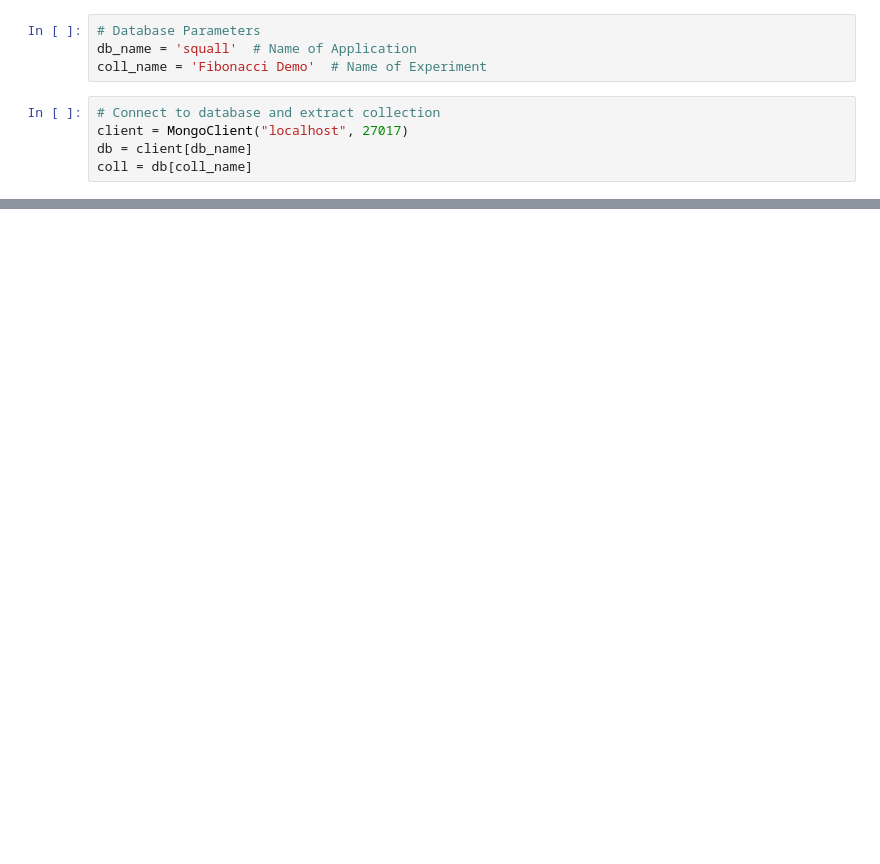
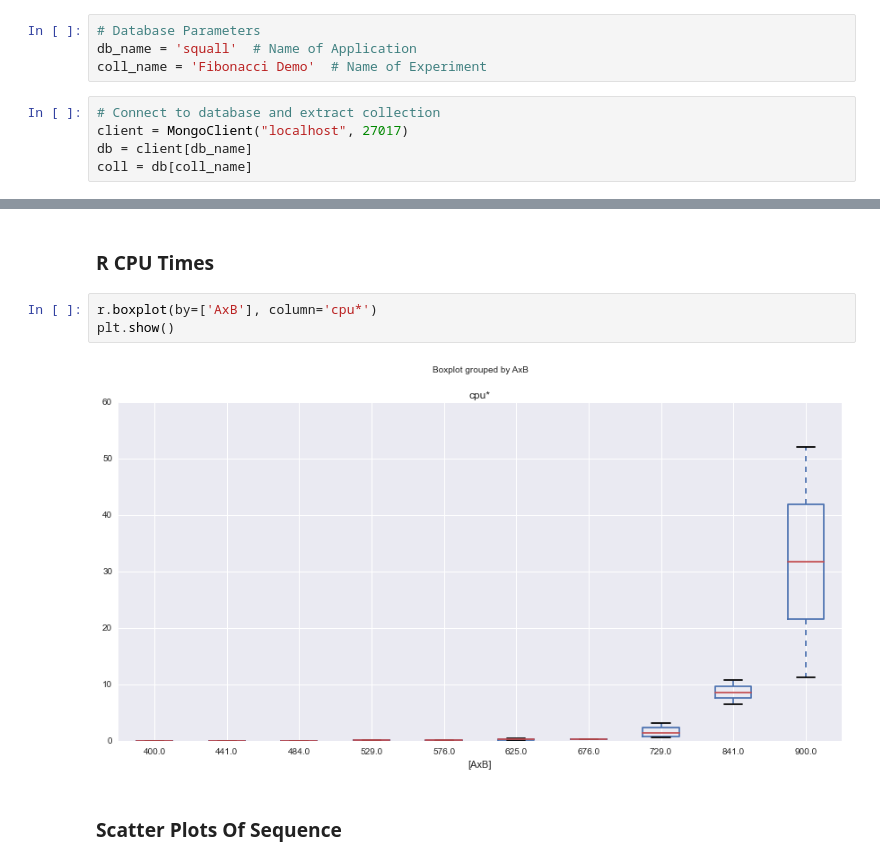
Before and after one commit to ikinsella/squall, a Jupyter notebook: Examples/Analysis/FibAnalysis.ipynb, the cells around one changed output, grey strips where cells are left out. Cells and saved outputs as stored; diff of their text form; blank space fills up the shorter version.

```diff
--- a/Examples/Analysis/FibAnalysis.ipynb
+++ b/Examples/Analysis/FibAnalysis.ipynb
@@ -55 +211,10 @@ plt.show()
+# %% [markdown]
+### R CPU Times
+# %%
+r.boxplot(by=['AxB'], column='cpu*')
+plt.show()
+# %% [output]
+[figure, added]
+# %% [markdown]
+### Scatter Plots Of Sequence
 # %%
```
Also changed, not shown: parts of 45 cells of this notebook, 5 other files.
